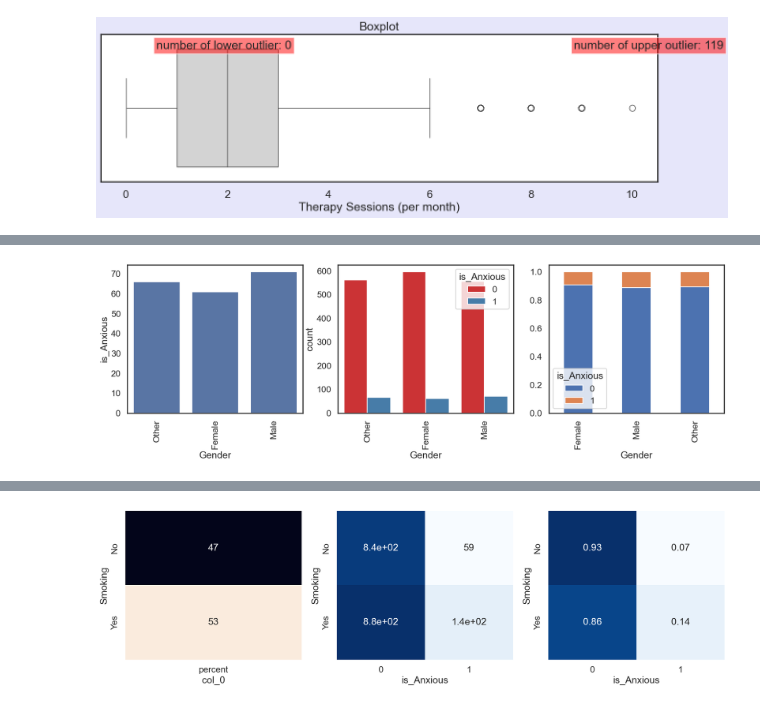
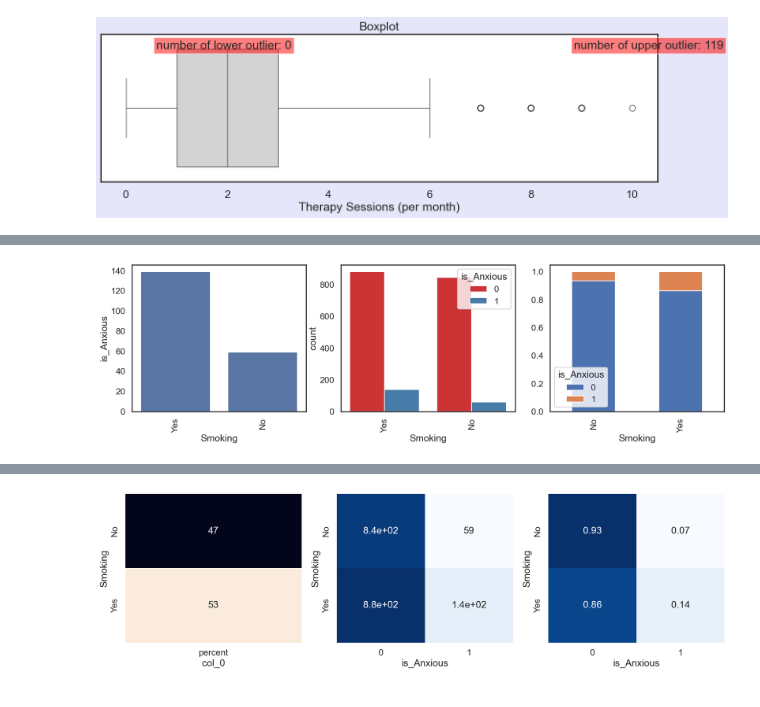
Before and after one commit to sabzparto/BC-mini-project, a Jupyter notebook: social_anxiety.ipynb, the cells around one changed output, grey strips where cells are left out. Saved outputs shown, nothing was run; the diff lists cells and outputs as text; code cells hidden in the pictures.

```diff
--- a/social_anxiety.ipynb
+++ b/social_anxiety.ipynb
@@ -102,6 +106,6 @@ def bar_plot_cat(df, col):
 
     plt.show()
 # %%
-bar_plot_cat(data, "Gender")
+bar_plot_cat(data, "Smoking")
 # %% [output]
-[figure, old version]
+[figure, new version]
```
Also changed, not shown: parts of 28 cells of this notebook.
